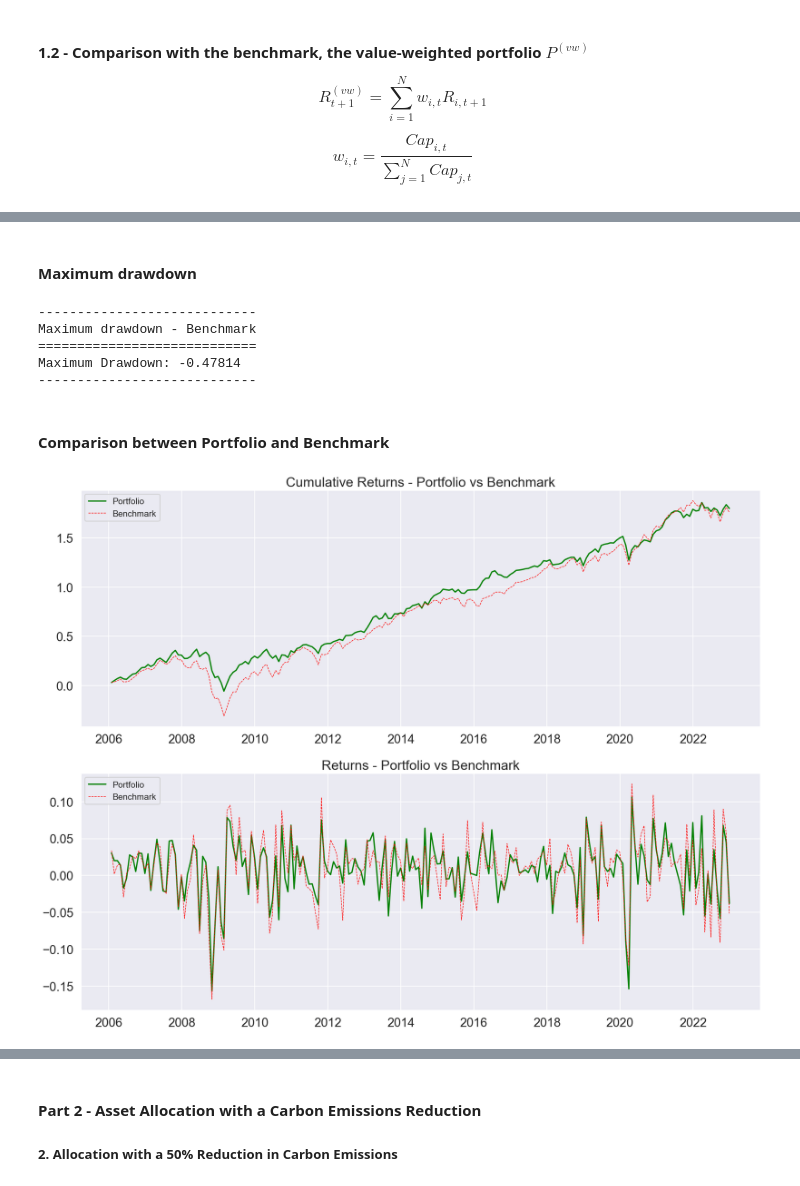
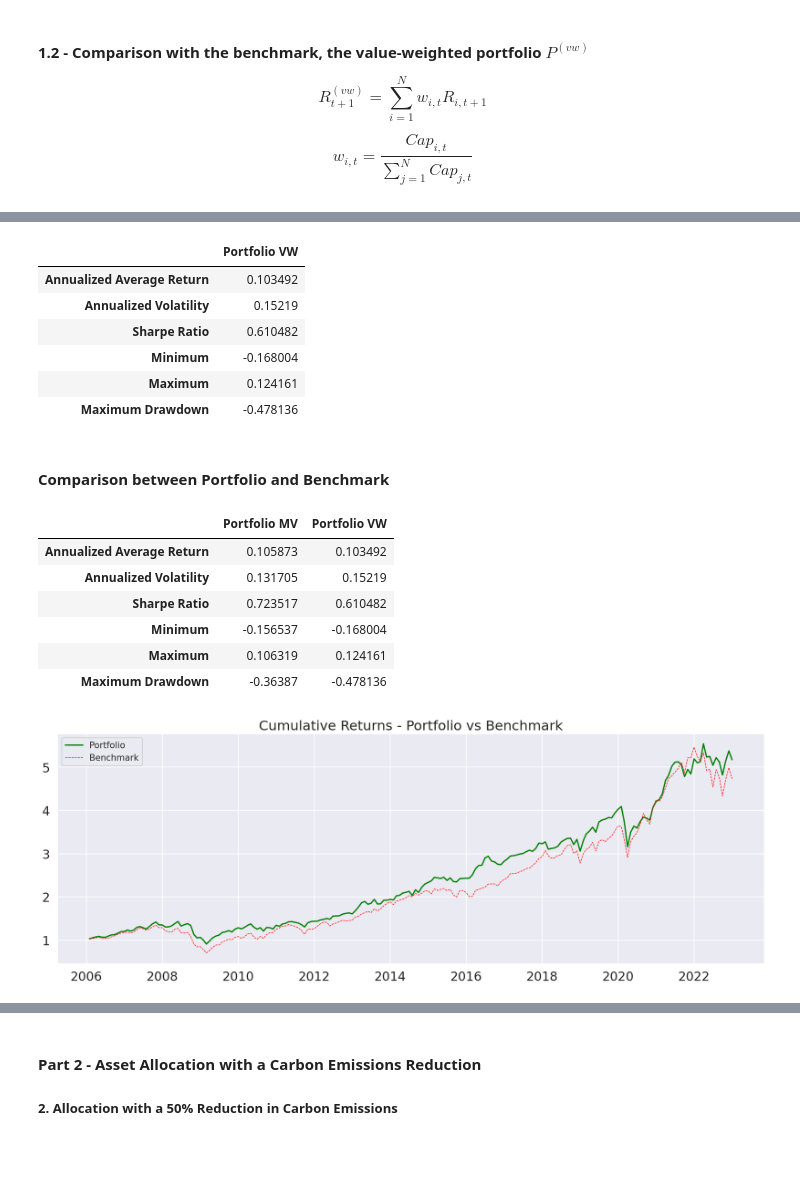
Before and after one commit to dorentinmorina/SAAM, a Jupyter notebook: main.ipynb, the cells around one changed output, grey strips where cells are left out. Drawn from its saved outputs; the diff is of its cells as text; code cells hidden in the pictures; blank space fills up the shorter version.

```diff
--- a/main.ipynb
+++ b/main.ipynb
@@ -670,34 +418,35 @@ plt.show()
-# %% [markdown]
-#### Maximum drawdown
-# %%
-MDD_ben = max_drawdown(mv_perf)
-print("----------------------------")
-print("Maximum drawdown - Benchmark")
-print("============================")
-print(f'Maximum Drawdown: {MDD_ben:.5f}')
-print("----------------------------")
-# %% [output]
-----------------------------
-Maximum drawdown - Benchmark
-============================
-Maximum Drawdown: -0.47814
-----------------------------
+# %%
+portfolio_vw = portfolio_characteristics(mv_perf.squeeze(), 'Portfolio VW')
+portfolio_vw
+# %% [output]
+|  | Portfolio VW |
+| Annualized Average Return | 0.103492 |
+| Annualized Volatility | 0.15219 |
+| Sharpe Ratio | 0.610482 |
+| Minimum | -0.168004 |
+| Maximum | 0.124161 |
+| Maximum Drawdown | -0.478136 |
 # %% [markdown]
 #### Comparison between Portfolio and Benchmark
+# %%
+pd.concat([portfolio_mv, portfolio_vw], axis=1)
+# %% [output]
+|  | Portfolio MV | Portfolio VW |
+| Annualized Average Return | 0.105873 | 0.103492 |
+| Annualized Volatility | 0.131705 | 0.15219 |
+| Sharpe Ratio | 0.723517 | 0.610482 |
+| Minimum | -0.156537 | -0.168004 |
+| Maximum | 0.106319 | 0.124161 |
+| Maximum Drawdown | -0.36387 | -0.478136 |
 # %%
-fig, (ax1, ax2) = plt.subplots(2, figsize=(18,14))
+fig, ax = plt.subplots(figsize=(18,7))
 
-ax1.title.set_text('Cumulative Returns - Portfolio vs Benchmark')
-ax1.plot(performances.T.cumsum(), color='green', label="Portfolio")
-ax1.plot(mv_perf.cumsum(), color='red', label="Benchmark", lw = 1, linestyle='--')
-ax1.legend(prop = { "size": 15 })
-
-ax2.title.set_text('Returns - Portfolio vs Benchmark')
-ax2.plot(performances.T, color='green', label="Portfolio")
-ax2.plot(mv_perf, color='red', label="Benchmark", lw = 1, linestyle='--')
-ax2.legend(prop = { "size": 15 }, loc ="upper left")
+ax.title.set_text('Cumulative Returns - Portfolio vs Benchmark')
+ax.plot((1+performances.T).cumprod(), color='green', label="Portfolio")
+ax.plot((1+mv_perf).cumprod(), color='red', label="Benchmark", lw = 1, linestyle='--')
+ax.legend(prop = { "size": 15 })
 
 plt.tight_layout()
 plt.show()
 # %% [output]
-[figure, old version]
+[figure, new version]
```
Also changed, not shown: parts of 57 cells of this notebook.
